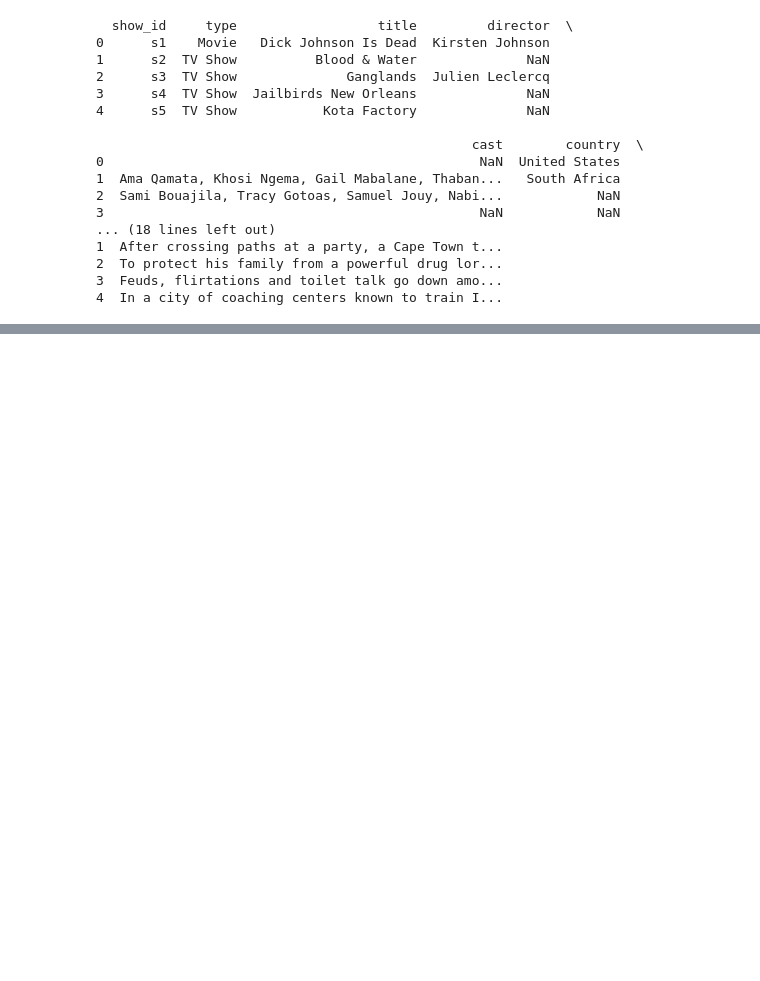
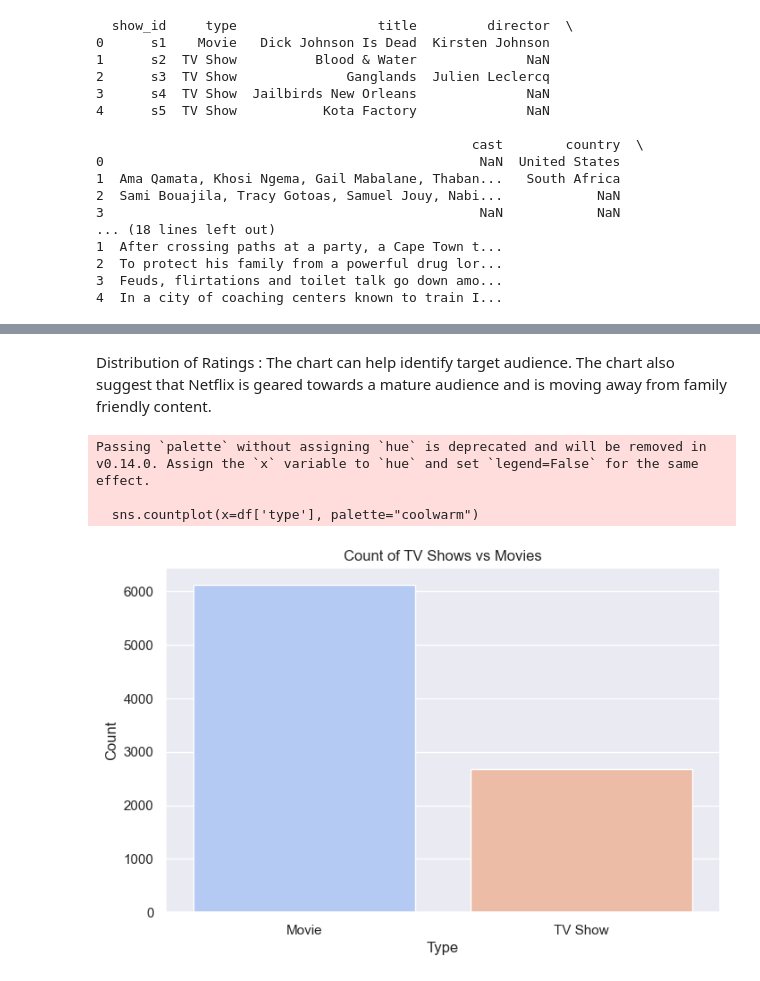
Before and after one commit to Thilde02/datafun-06-eda, a Jupyter notebook: tjh_eda.ipynb, the cells around one changed output, grey strips where cells are left out. Drawn from its saved outputs; the diff is of its cells as text; code cells hidden in the pictures; blank space fills up the shorter version.

```diff
--- a/tjh_eda.ipynb
+++ b/tjh_eda.ipynb
@@ -44,0 +100,14 @@ print(df.head())
+# %% [markdown]
+Distribution of Ratings :  The chart can help identify target audience. The chart also suggest that Netflix is geared towards a mature audience and is moving away from family friendly content.
+# %%
+plt.figure(figsize=(8, 5))
+sns.countplot(x=df['type'], palette="coolwarm")
+plt.title("Count of TV Shows vs Movies")
+plt.xlabel("Type")
+plt.ylabel("Count")
+plt.show()
+# %% [output]
+Passing `palette` without assigning `hue` is deprecated and will be removed in v0.14.0. Assign the `x` variable to `hue` and set `legend=False` for the same effect.
+
+  sns.countplot(x=df['type'], palette="coolwarm")
+[figure, added]
```
Also changed, not shown: parts of 10 cells of this notebook.
